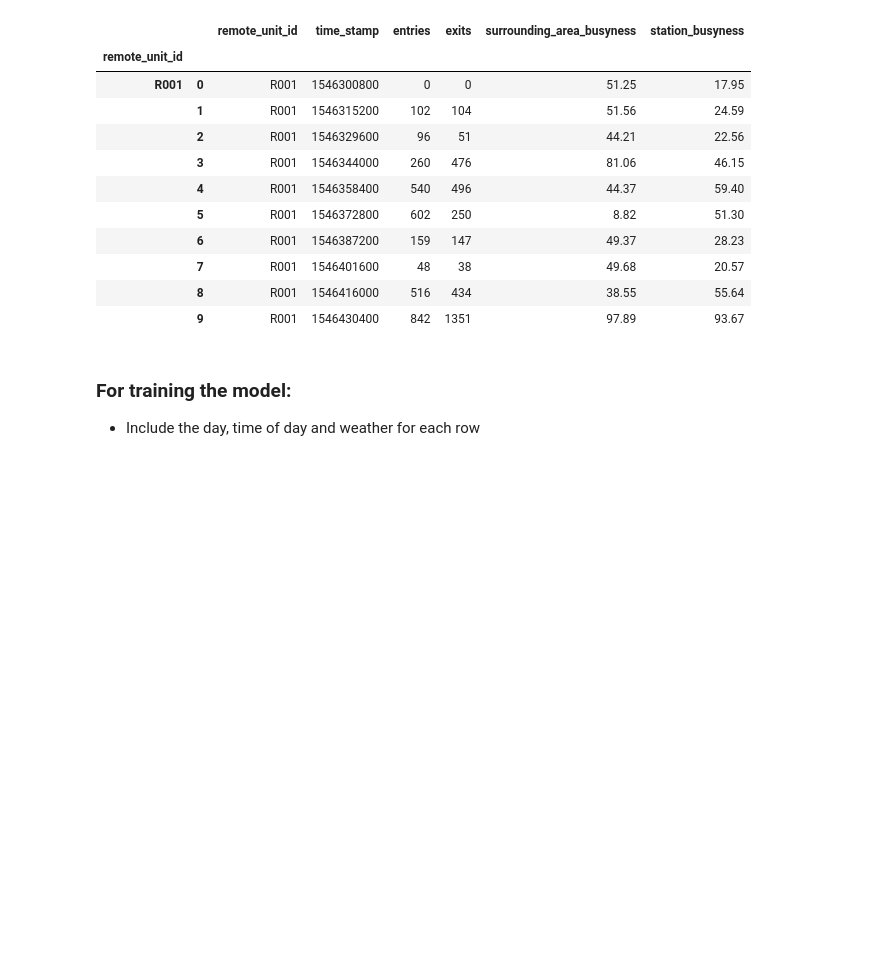
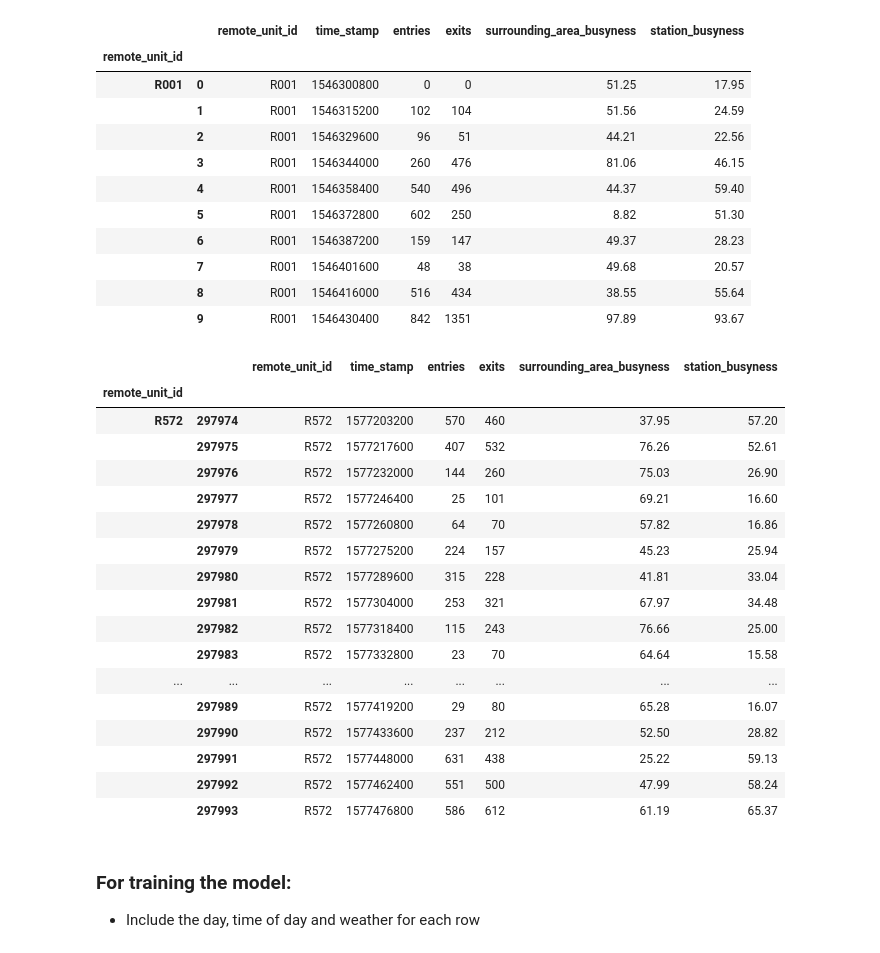
Before and after one commit to Fei117117/NYSeeNow, a Jupyter notebook: NYSeeNow-ML/SubwayData/ml_subway.ipynb, the cells around one changed output. Cells and saved outputs as stored; diff of their text form; code cells hidden in the pictures; blank space fills up the shorter version.

```diff
--- a/NYSeeNow-ML/SubwayData/ml_subway.ipynb
+++ b/NYSeeNow-ML/SubwayData/ml_subway.ipynb
@@ -167,6 +167,27 @@ df_busyness.head(10)
 |  | 7 | R001 | 1546401600 | 48 | 38 | 49.68 | 20.57 |
 |  | 8 | R001 | 1546416000 | 516 | 434 | 38.55 | 55.64 |
 |  | 9 | R001 | 1546430400 | 842 | 1351 | 97.89 | 93.67 |
+# %%
+df_busyness.tail(20)
+# %% [output]
+|  |  | remote_unit_id | time_stamp | entries | exits | surrounding_area_busyness | station_busyness |
+| remote_unit_id |  |  |  |  |  |  |  |
+| R572 | 297974 | R572 | 1577203200 | 570 | 460 | 37.95 | 57.20 |
+|  | 297975 | R572 | 1577217600 | 407 | 532 | 76.26 | 52.61 |
+|  | 297976 | R572 | 1577232000 | 144 | 260 | 75.03 | 26.90 |
+|  | 297977 | R572 | 1577246400 | 25 | 101 | 69.21 | 16.60 |
+|  | 297978 | R572 | 1577260800 | 64 | 70 | 57.82 | 16.86 |
+|  | 297979 | R572 | 1577275200 | 224 | 157 | 45.23 | 25.94 |
+|  | 297980 | R572 | 1577289600 | 315 | 228 | 41.81 | 33.04 |
+|  | 297981 | R572 | 1577304000 | 253 | 321 | 67.97 | 34.48 |
+|  | 297982 | R572 | 1577318400 | 115 | 243 | 76.66 | 25.00 |
+|  | 297983 | R572 | 1577332800 | 23 | 70 | 64.64 | 15.58 |
+| ... | ... | ... | ... | ... | ... | ... | ... |
+|  | 297989 | R572 | 1577419200 | 29 | 80 | 65.28 | 16.07 |
+|  | 297990 | R572 | 1577433600 | 237 | 212 | 52.50 | 28.82 |
+|  | 297991 | R572 | 1577448000 | 631 | 438 | 25.22 | 59.13 |
+|  | 297992 | R572 | 1577462400 | 551 | 500 | 47.99 | 58.24 |
+|  | 297993 | R572 | 1577476800 | 586 | 612 | 61.19 | 65.37 |
 # %% [markdown]
 ### For training the model:
 - Include the day, time of day and weather for each row
```
Also changed, not shown: 2 other files.
